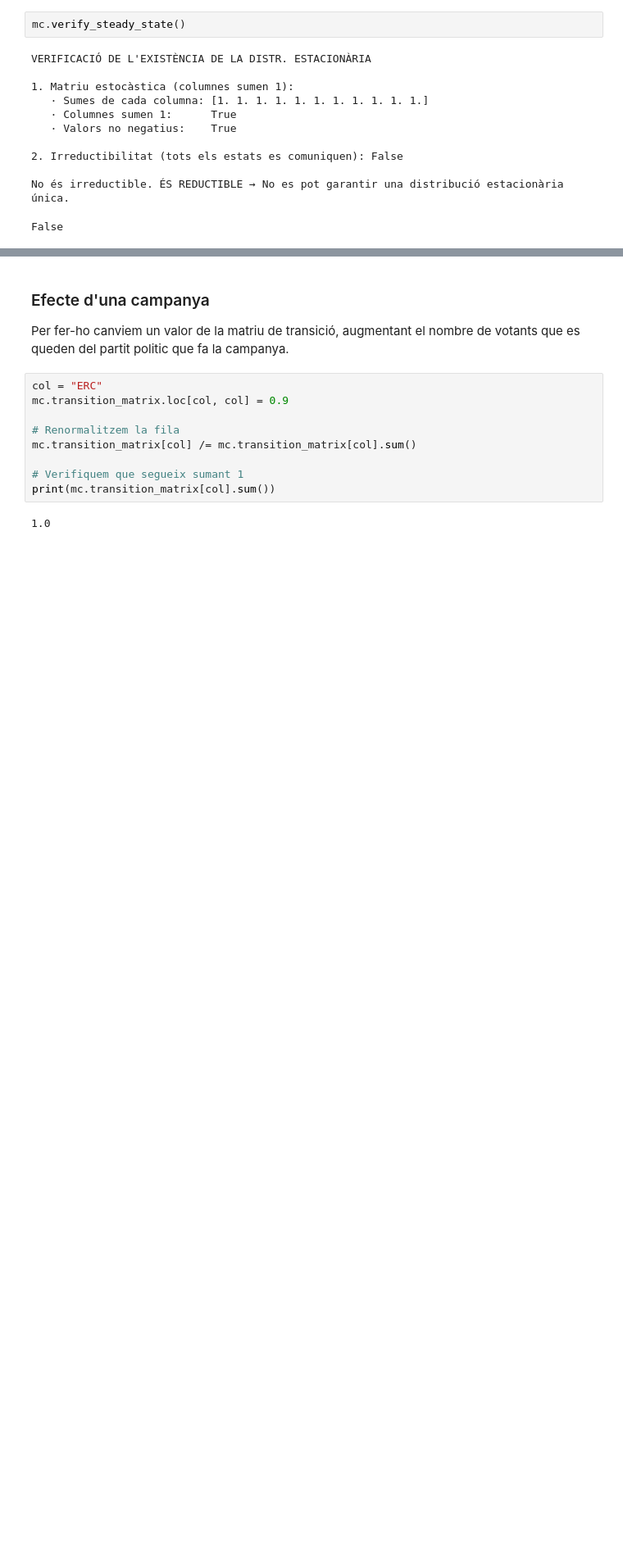
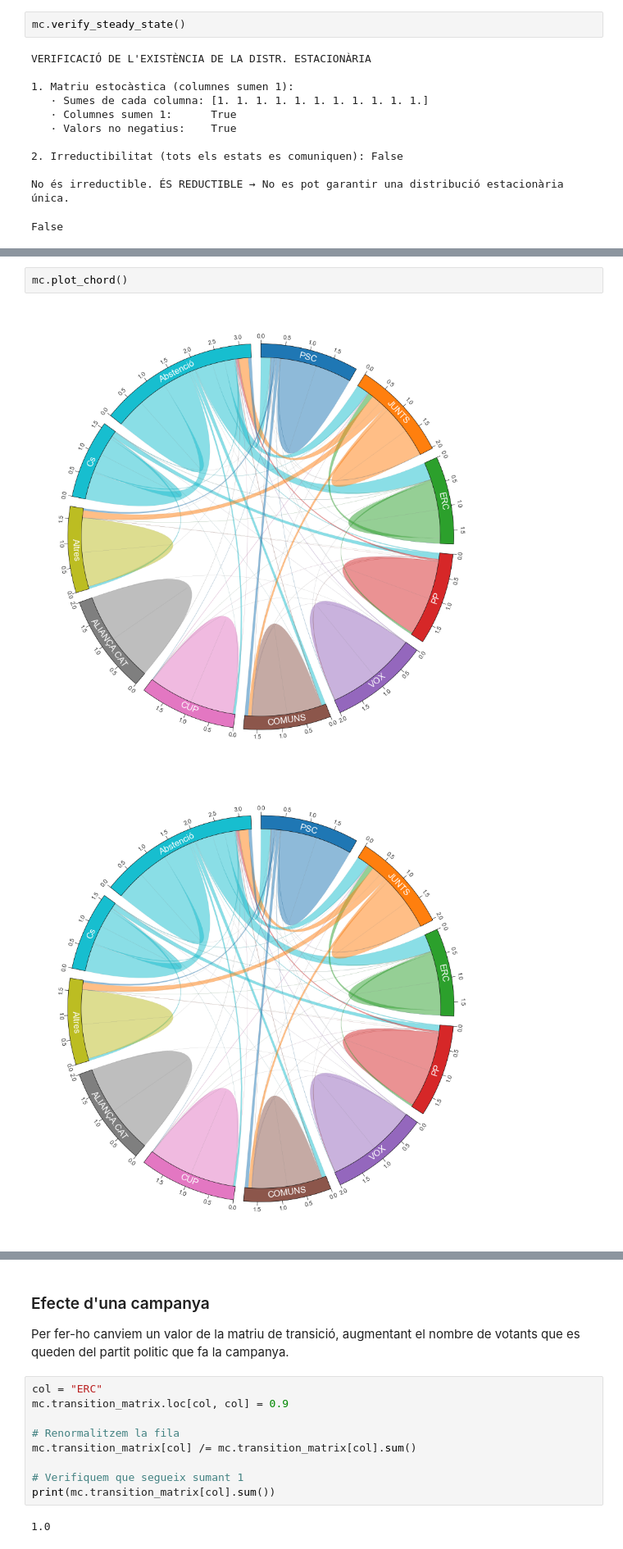
Before and after one commit to la1qa/Markov-Modelling-of-Electoral-Systems, a Jupyter notebook: basic.ipynb, the cells around one changed output, grey strips where cells are left out. Shown at 82% size. Drawn from its saved outputs; the diff is of its cells as text; blank space fills up the shorter version.

Commit message:
chord diagram

```diff
--- a/basic.ipynb
+++ b/basic.ipynb
@@ -121,3 +138,8 @@ False
+# %%
+mc.plot_chord()
+# %% [output]
+[figure, added]
+[figure, added]
 # %%
 mc.plot_graph()
 # %% [output]
```
Also changed, not shown: parts of 6 cells of this notebook, 5 other files.
